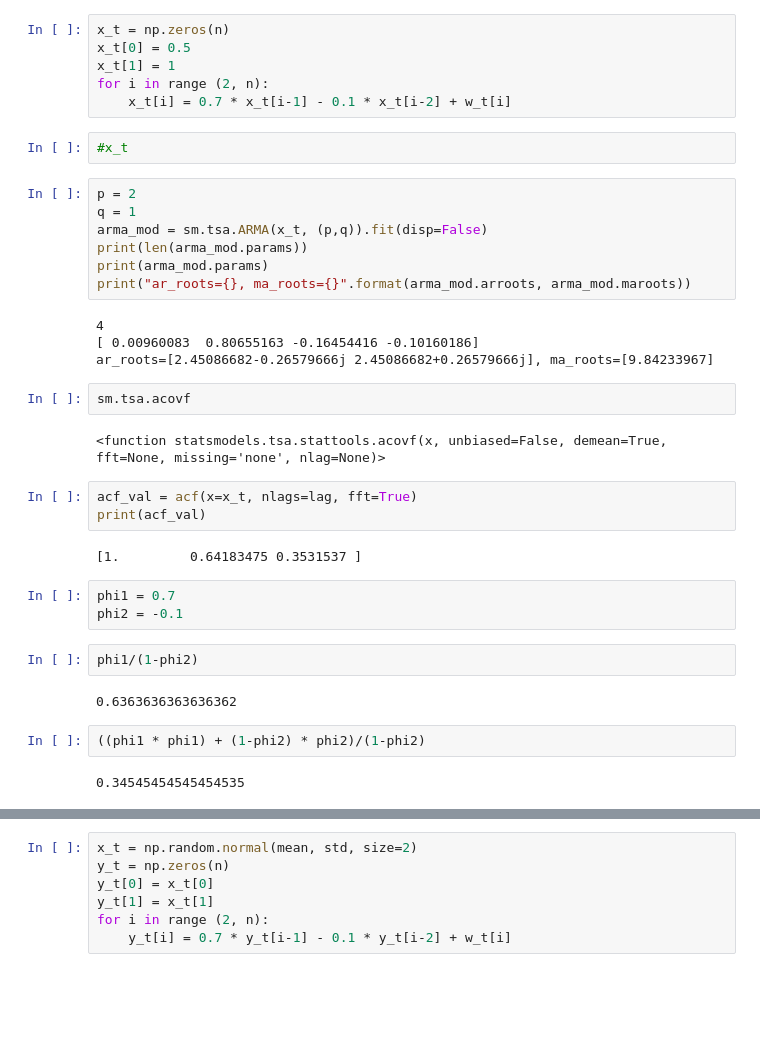
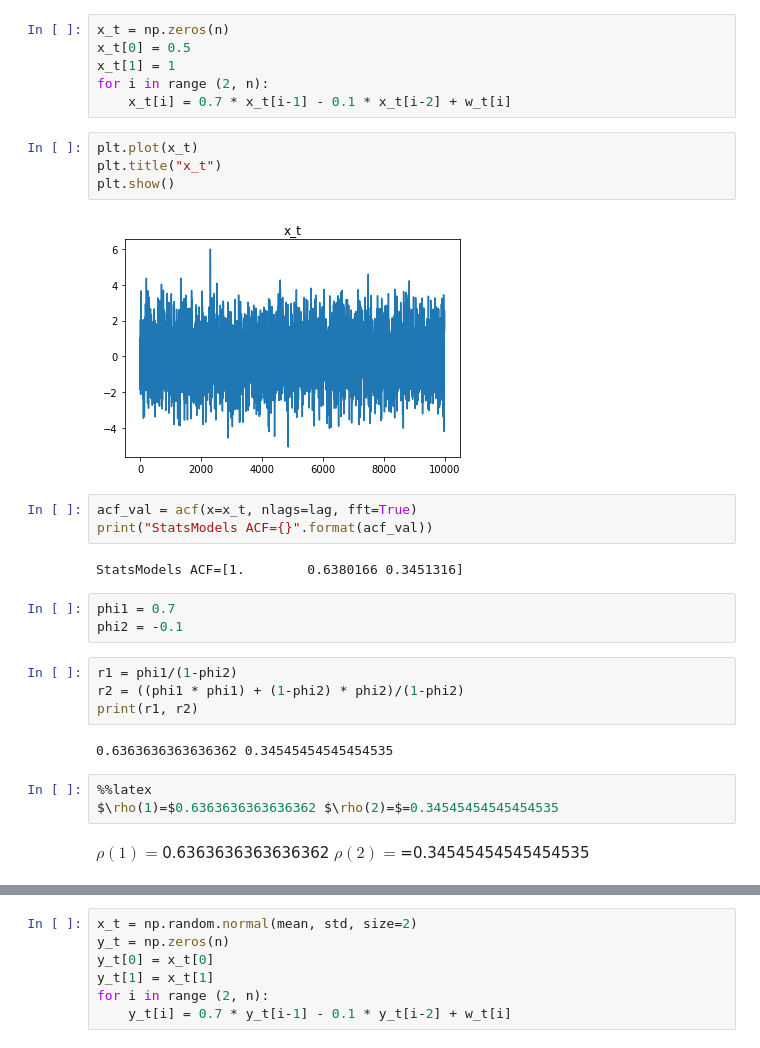
Before and after one commit to ygrepo/Time-Series, a Jupyter notebook: homeworks/hw1_pb6.ipynb, the cells around one changed output, grey strips where cells are left out. Drawn from its saved outputs; the diff is of its cells as text; blank space fills up the shorter version.

```diff
--- a/homeworks/hw1_pb6.ipynb
+++ b/homeworks/hw1_pb6.ipynb
@@ -31,39 +45,31 @@ x_t[0] = 0.5
 x_t[1] = 1
 for i in range (2, n):
     x_t[i] = 0.7 * x_t[i-1] - 0.1 * x_t[i-2] + w_t[i]
-# %%
-#x_t
-# %%
-p = 2
-q = 1
-arma_mod = sm.tsa.ARMA(x_t, (p,q)).fit(disp=False)
-print(len(arma_mod.params))
-print(arma_mod.params)
-print("ar_roots={}, ma_roots={}".format(arma_mod.arroots, arma_mod.maroots))
-# %% [output]
-4
-[ 0.00960083  0.80655163 -0.16454416 -0.10160186]
-ar_roots=[2.45086682-0.26579666j 2.45086682+0.26579666j], ma_roots=[9.84233967]
-# %%
-sm.tsa.acovf
-# %% [output]
-<function statsmodels.tsa.stattools.acovf(x, unbiased=False, demean=True, fft=None, missing='none', nlag=None)>
+# %%
+plt.plot(x_t)
+plt.title("x_t")
+plt.show()
+# %% [output]
+[figure, added]
 # %%
 acf_val = acf(x=x_t, nlags=lag, fft=True)
-print(acf_val)
+print("StatsModels ACF={}".format(acf_val))
 # %% [output]
-[1.         0.64183475 0.3531537 ]
+StatsModels ACF=[1.        0.6380166 0.3451316]
 # %%
 phi1 = 0.7
 phi2 = -0.1
-# %%
-phi1/(1-phi2)
-# %% [output]
-0.6363636363636362
 # %%
-((phi1 * phi1) + (1-phi2) * phi2)/(1-phi2)
+r1 = phi1/(1-phi2)
+r2 = ((phi1 * phi1) + (1-phi2) * phi2)/(1-phi2)
+print(r1, r2)
 # %% [output]
-0.34545454545454535
+0.6363636363636362 0.34545454545454535
+# %%
+%%latex
+$\rho(1)=$0.6363636363636362 $\rho(2)=$=0.34545454545454535
+# %% [output]
+$\rho(1)=$0.6363636363636362 $\rho(2)=$=0.34545454545454535
 # %%
 plt.plot(x_t)
 plt.title("x_t")
```
Also changed, not shown: parts of 7 cells of this notebook, 5 other files.
